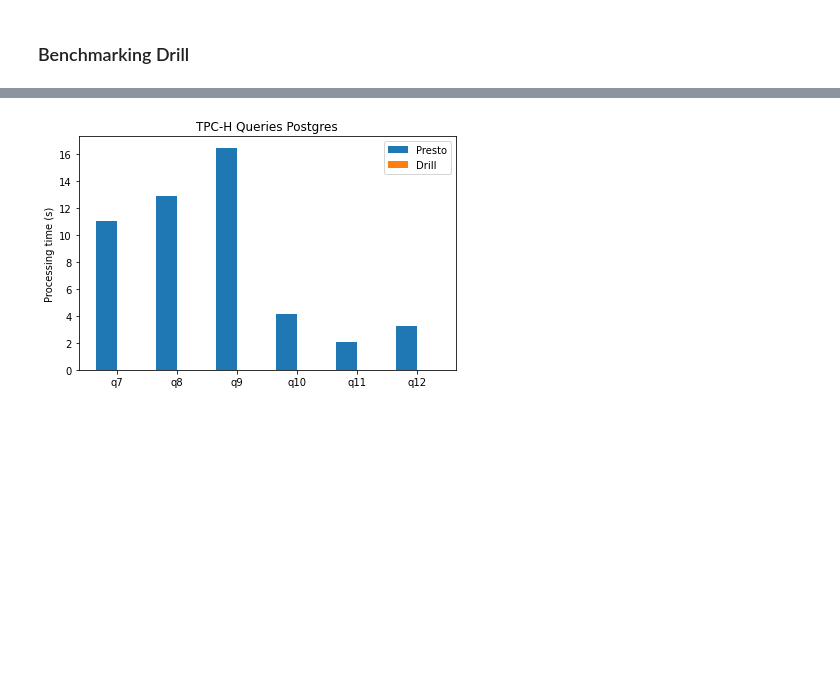
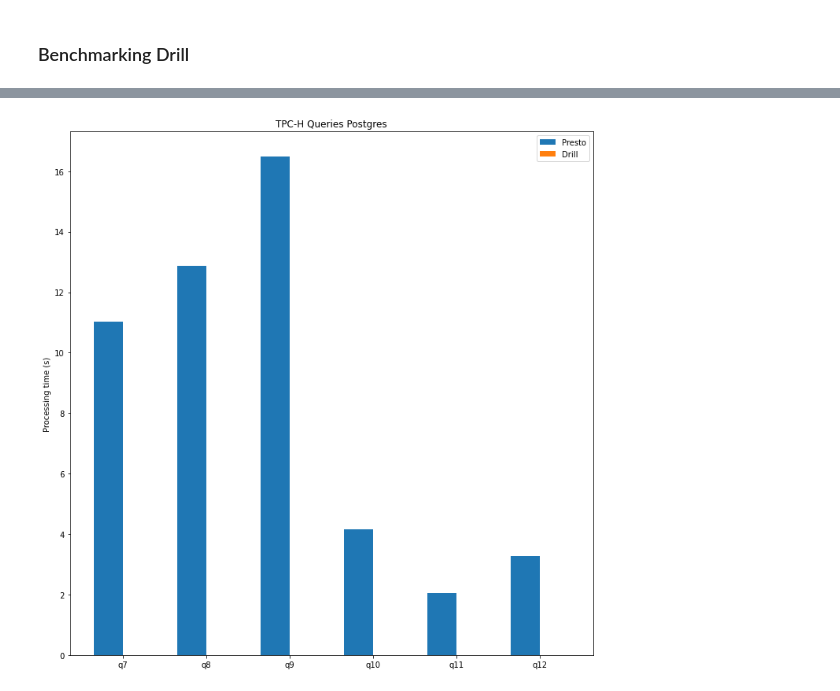
Before and after one commit to LaertNuhu/federated_queries_benchmark, a Jupyter notebook: benchmark/benchmark.ipynb, the cells around one changed output, grey strips where cells are left out. Cells and saved outputs as stored; diff of their text form; code cells hidden in the pictures; blank space fills up the shorter version.

```diff
--- a/benchmark/benchmark.ipynb
+++ b/benchmark/benchmark.ipynb
@@ -278,20 +274,18 @@ plt.show()
 # %%
 labels = sorted_query_keys[6:]
 x = np.arange(len(labels))
 width = 0.35
-fig, ax = plt.subplots()
+fig, ax = plt.subplots(figsize=(10, 10))
 rects1 = ax.bar(x - width/2, presto_results.iloc[1][6:], width, label='Presto')
 rects2 = ax.bar(x + width/2, drill_results.iloc[1][6:], width, label='Drill')
 
 ax.set_ylabel('Processing time (s)')
 ax.set_title('TPC-H Queries Postgres')
 ax.set_xticks(x)
 ax.set_xticklabels(labels)
 ax.legend()
 
 fig.tight_layout()
-
-plt.show()
 # %% [output]
-[figure, old version]
+[figure, new version]
 # %%
```
Also changed, not shown: parts of 8 cells of this notebook.
